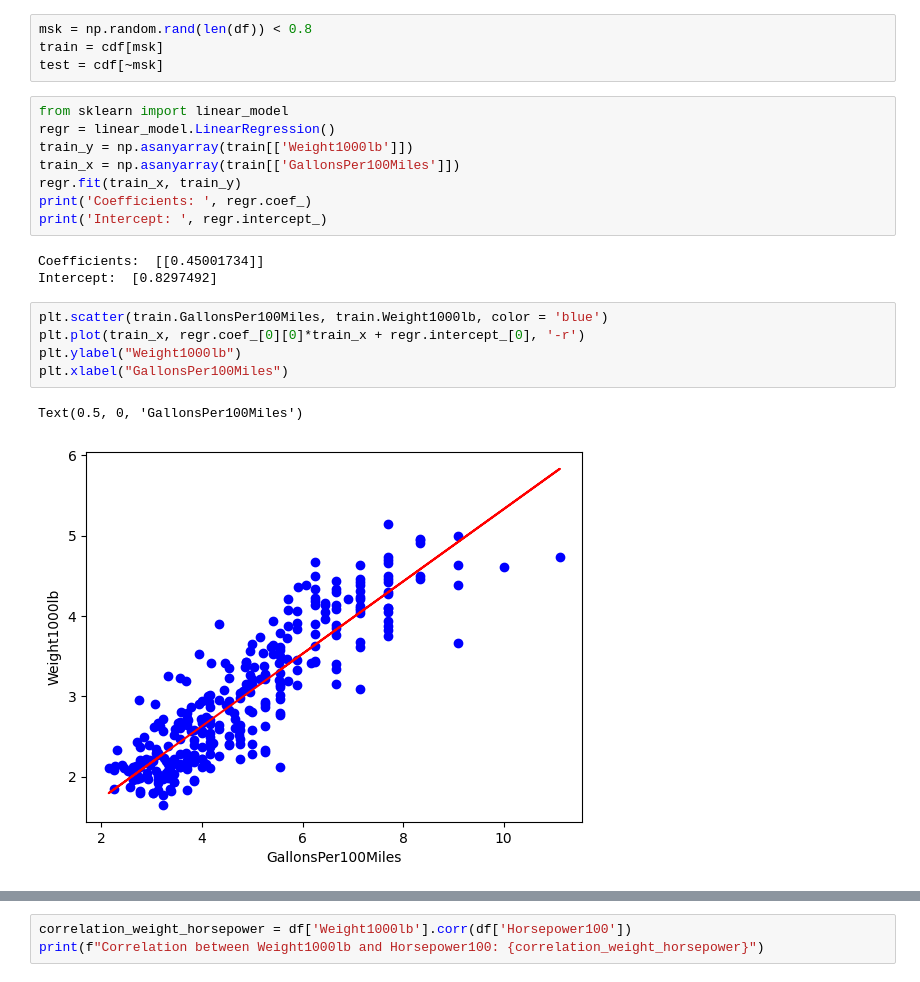
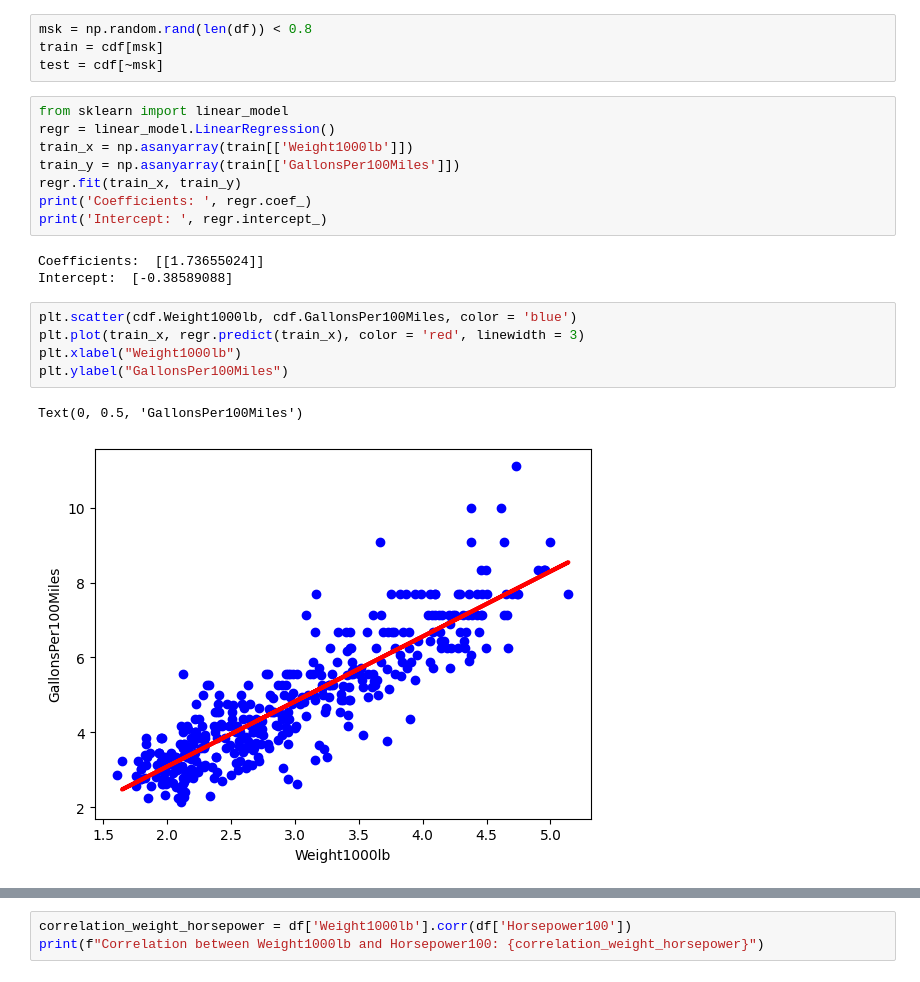
Before and after one commit to gibanator/assignment_3, a Jupyter notebook: linear_regression.ipynb, the cells around one changed output, grey strips where cells are left out. Saved outputs shown, nothing was run; the diff lists cells and outputs as text.

```diff
--- a/linear_regression.ipynb
+++ b/linear_regression.ipynb
@@ -129,19 +126,19 @@ test = cdf[~msk]
 # %%
 from sklearn import linear_model
 regr = linear_model.LinearRegression()
-train_y = np.asanyarray(train[['Weight1000lb']])
-train_x = np.asanyarray(train[['GallonsPer100Miles']])
+train_x = np.asanyarray(train[['Weight1000lb']])
+train_y = np.asanyarray(train[['GallonsPer100Miles']])
 regr.fit(train_x, train_y)
 print('Coefficients: ', regr.coef_)
 print('Intercept: ', regr.intercept_)
 # %% [output]
-Coefficients:  [[0.45001734]]
-Intercept:  [0.8297492]
+Coefficients:  [[1.73655024]]
+Intercept:  [-0.38589088]
 # %%
-plt.scatter(train.GallonsPer100Miles, train.Weight1000lb, color = 'blue')
-plt.plot(train_x, regr.coef_[0][0]*train_x + regr.intercept_[0], '-r')
-plt.ylabel("Weight1000lb")
-plt.xlabel("GallonsPer100Miles")
+plt.scatter(cdf.Weight1000lb, cdf.GallonsPer100Miles, color = 'blue')
+plt.plot(train_x, regr.predict(train_x), color = 'red', linewidth = 3)
+plt.xlabel("Weight1000lb")
+plt.ylabel("GallonsPer100Miles")
 # %% [output]
-Text(0.5, 0, 'GallonsPer100Miles')
+Text(0, 0.5, 'GallonsPer100Miles')
-[figure, old version]
+[figure, new version]
```
Also changed, not shown: parts of 15 cells of this notebook.
